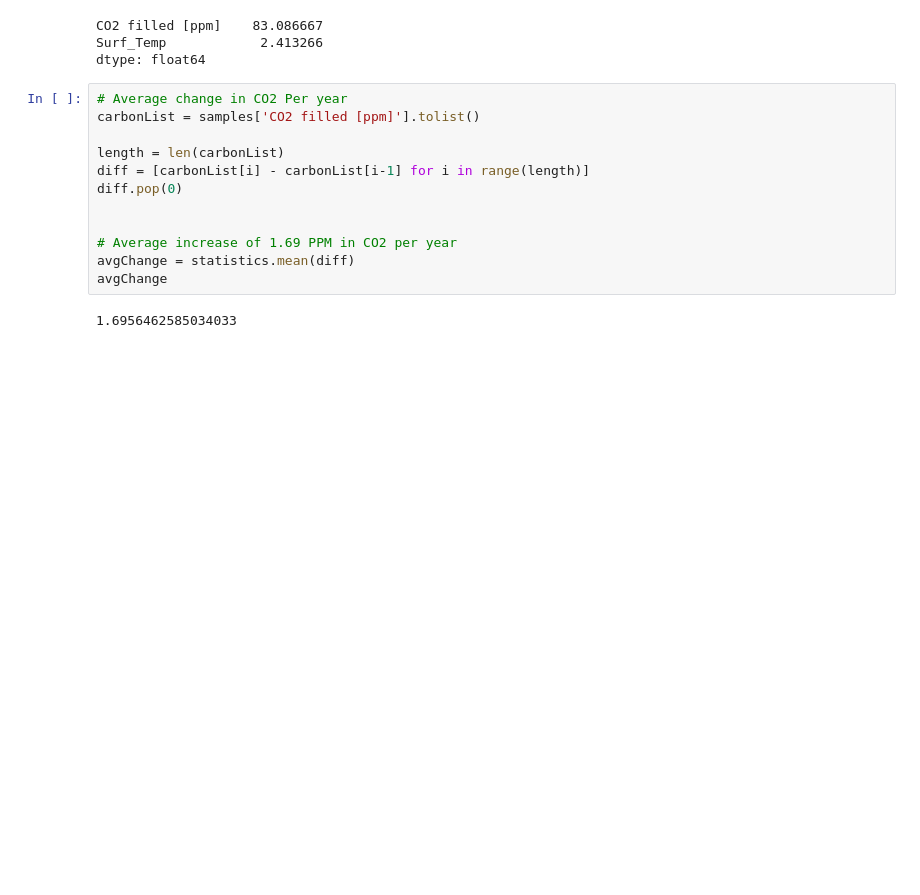
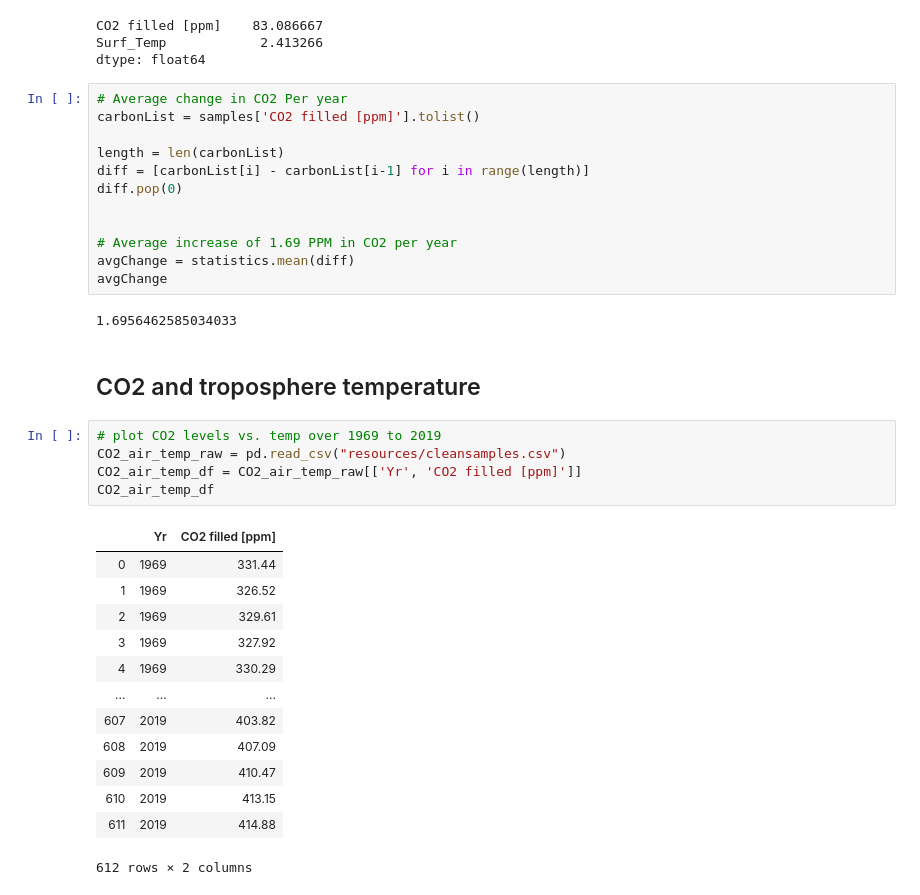
Before and after one commit to giantmagellan/sandiego-climate-analysis, a Jupyter notebook: Rabid Icebergs.ipynb, the cells around one changed output. Drawn from its saved outputs; the diff is of its cells as text; blank space fills up the shorter version.

```diff
--- a/Rabid Icebergs.ipynb
+++ b/Rabid Icebergs.ipynb
@@ -821,3 +821,24 @@ avgChange = statistics.mean(diff)
 avgChange
 # %% [output]
 1.6956462585034033
+# %% [markdown]
+## CO2 and troposphere temperature
+# %%
+# plot CO2 levels vs. temp over 1969 to 2019
+CO2_air_temp_raw = pd.read_csv("resources/cleansamples.csv")
+CO2_air_temp_df = CO2_air_temp_raw[['Yr', 'CO2 filled [ppm]']]
+CO2_air_temp_df
+# %% [output]
+|  | Yr | CO2 filled [ppm] |
+| 0 | 1969 | 331.44 |
+| 1 | 1969 | 326.52 |
+| 2 | 1969 | 329.61 |
+| 3 | 1969 | 327.92 |
+| 4 | 1969 | 330.29 |
+| ... | ... | ... |
+| 607 | 2019 | 403.82 |
+| 608 | 2019 | 407.09 |
+| 609 | 2019 | 410.47 |
+| 610 | 2019 | 413.15 |
+| 611 | 2019 | 414.88 |
+612 rows × 2 columns
```
Also changed, not shown: parts of 4 cells of this notebook, 1 other file.
